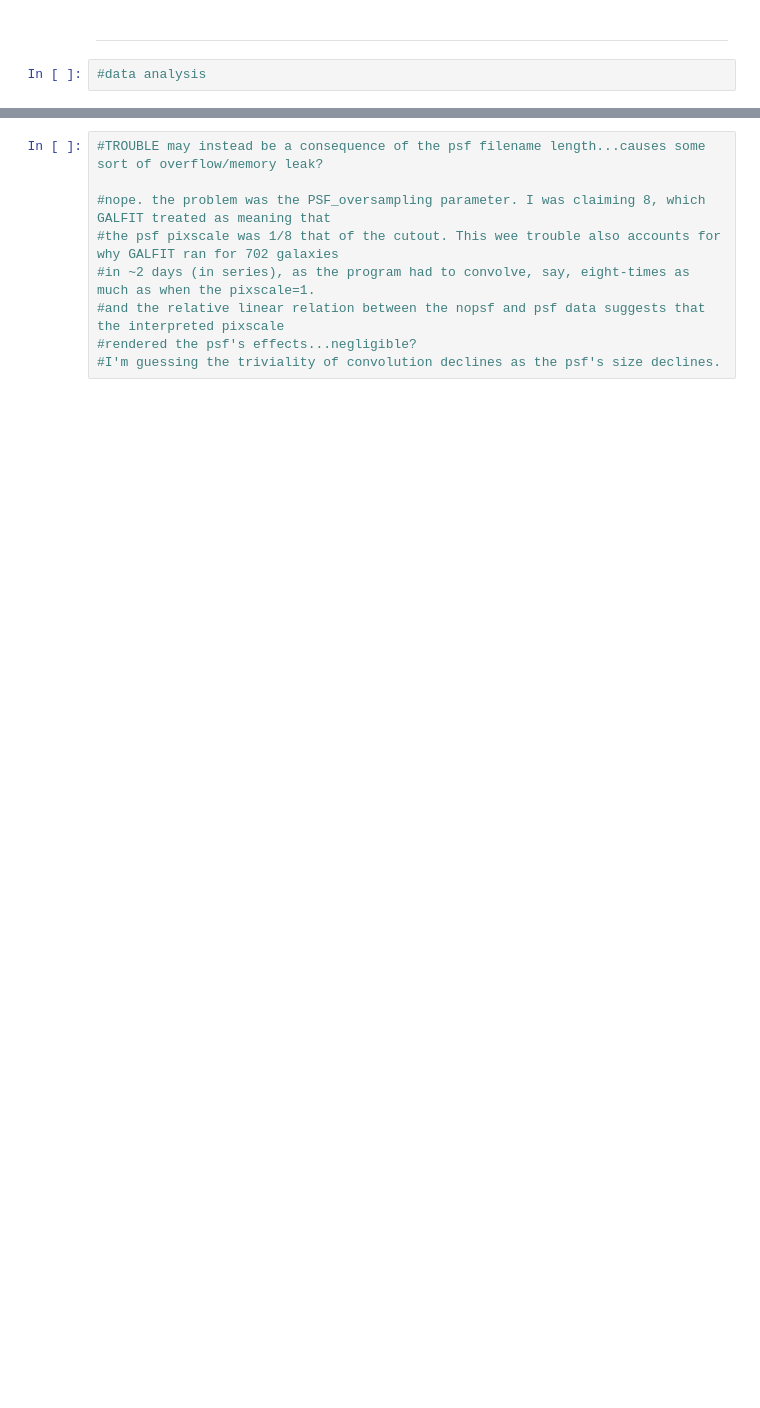
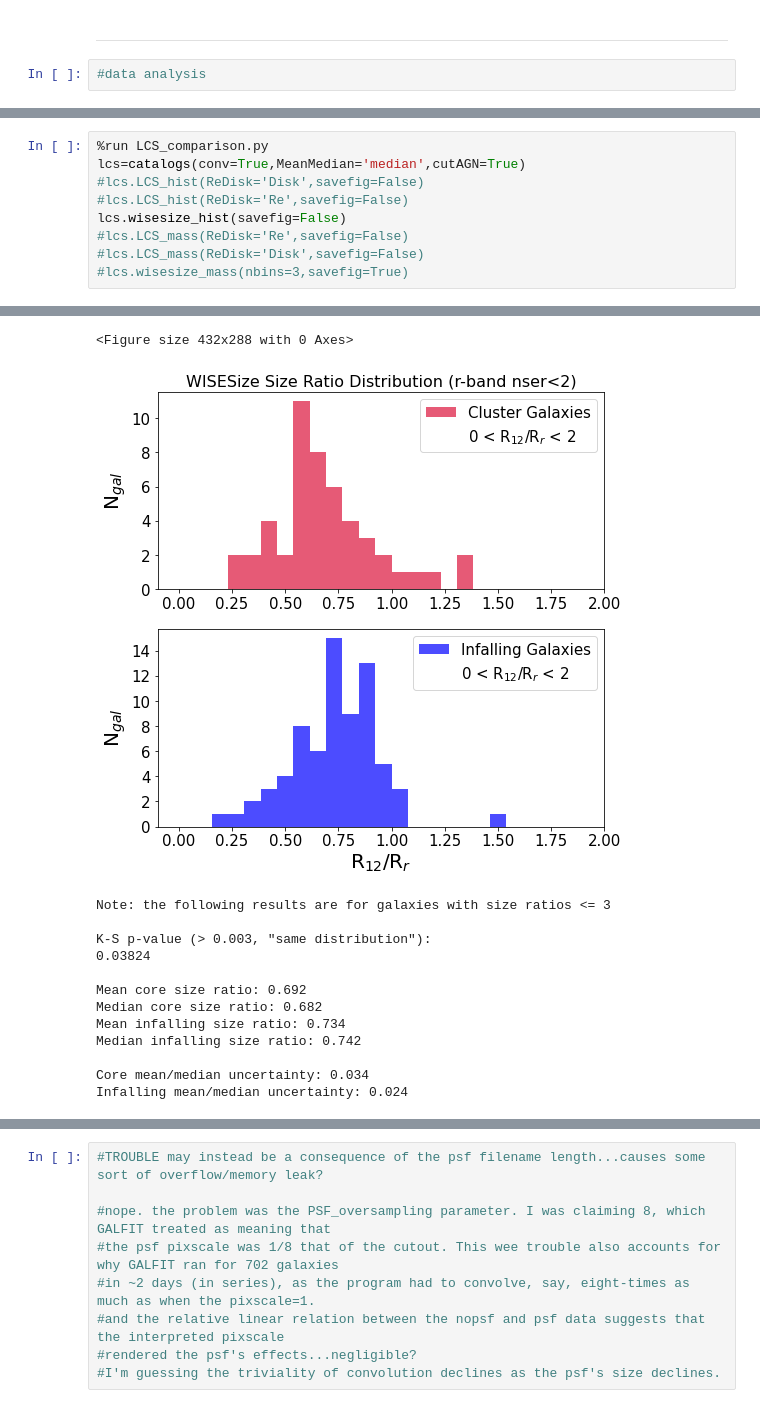
Before and after one commit to Kyssuber/research, a Jupyter notebook: data_analysis/virgowise_plots.ipynb, the cells around one changed output, grey strips where cells are left out. Drawn from its saved outputs; the diff is of its cells as text; blank space fills up the shorter version.

```diff
--- a/data_analysis/virgowise_plots.ipynb
+++ b/data_analysis/virgowise_plots.ipynb
@@ -137,0 +148,10 @@ Total number of galaxies: 702
+# %%
+%run LCS_comparison.py
+lcs=catalogs(conv=True,MeanMedian='median',cutAGN=True)
+#lcs.LCS_hist(ReDisk='Disk',savefig=False)
+#lcs.LCS_hist(ReDisk='Re',savefig=False)
+lcs.wisesize_hist(savefig=False)
+#lcs.LCS_mass(ReDisk='Re',savefig=False)
+#lcs.LCS_mass(ReDisk='Disk',savefig=False)
+#lcs.wisesize_mass(nbins=3,savefig=True)
+# %% [output]
@@ -138,3 +175,17 @@ Total number of galaxies: 702
+<Figure size 432x288 with 0 Axes>
+[figure, added]
+Note: the following results are for galaxies with size ratios <= 3
+
+K-S p-value (> 0.003, "same distribution"):
+0.03824
+
+Mean core size ratio: 0.692
+Median core size ratio: 0.682
+Mean infalling size ratio: 0.734
+Median infalling size ratio: 0.742
+
+Core mean/median uncertainty: 0.034
+Infalling mean/median uncertainty: 0.024
 # %%
 env_names = ['Cluster','Rich \n Group','Poor \n Group','Filament','Field']
 index = np.arange(1,6,1)
```
Also changed, not shown: parts of 9 cells of this notebook, 4 other files.
